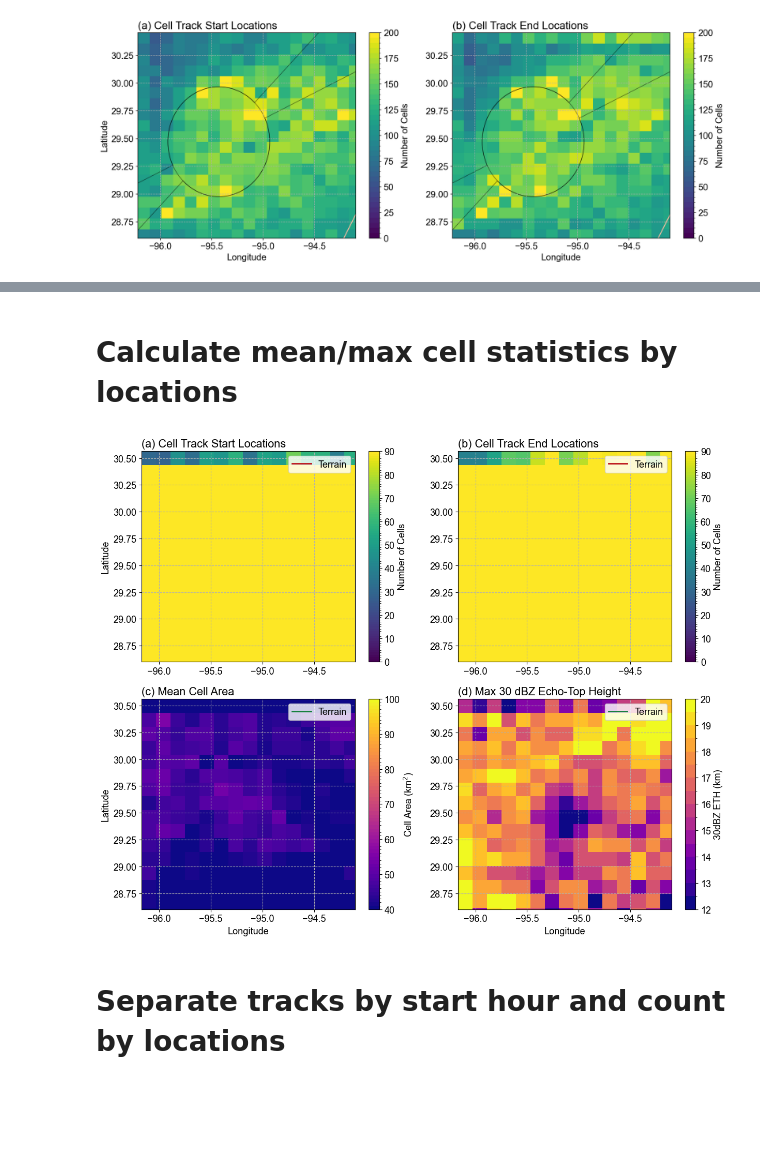
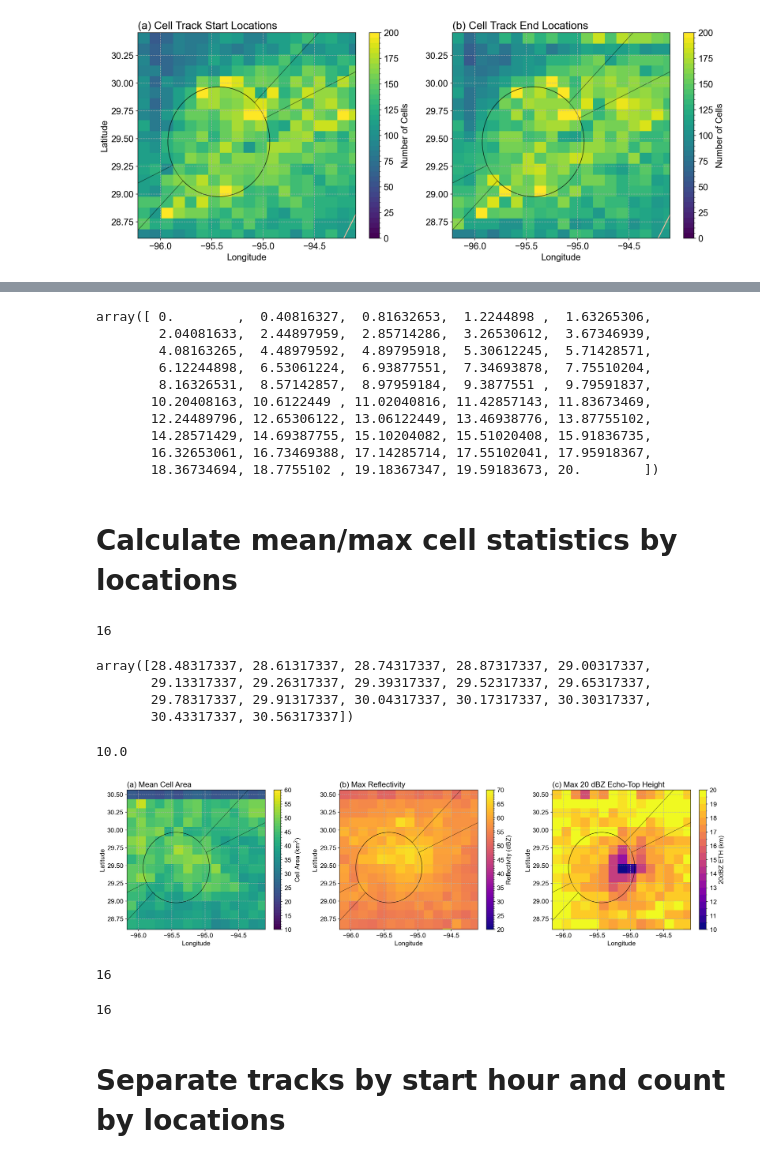
Before and after one commit to oluwafemiomitusa/Geospatial-Analysis, a Jupyter notebook: Second_part/Jupyter Notebooks/New/histogram_plots.ipynb, the cells around one changed output, grey strips where cells are left out. Drawn from its saved outputs; the diff is of its cells as text; code cells hidden in the pictures; blank space fills up the shorter version.

```diff
--- a/Second_part/Jupyter Notebooks/New/histogram_plots.ipynb
+++ b/Second_part/Jupyter Notebooks/New/histogram_plots.ipynb
@@ -376,3 +412,16 @@ fig = plot_2heatmaps(dataarr, xbins, ybins, topoZ, topoLon, topoLat, levels, cma
+# %%
+xedges
+# %% [output]
+array([ 0.        ,  0.40816327,  0.81632653,  1.2244898 ,  1.63265306,
+        2.04081633,  2.44897959,  2.85714286,  3.26530612,  3.67346939,
+        4.08163265,  4.48979592,  4.89795918,  5.30612245,  5.71428571,
+        6.12244898,  6.53061224,  6.93877551,  7.34693878,  7.75510204,
+        8.16326531,  8.57142857,  8.97959184,  9.3877551 ,  9.79591837,
+       10.20408163, 10.6122449 , 11.02040816, 11.42857143, 11.83673469,
+       12.24489796, 12.65306122, 13.06122449, 13.46938776, 13.87755102,
+       14.28571429, 14.69387755, 15.10204082, 15.51020408, 15.91836735,
+       16.32653061, 16.73469388, 17.14285714, 17.55102041, 17.95918367,
+       18.36734694, 18.7755102 , 19.18367347, 19.59183673, 20.        ])
 # %% [markdown]
 # Calculate mean/max cell statistics by locations
 # %%
@@ -496,18 +538,43 @@ def plot_3heatmaps(dataarr, lonarr, latarr, topoZ, topoLon, topoLat, levels, cma
+# %%
+len(np.ma.masked_where(dataarr[1] == 0, dataarr[1]))
+# %% [output]
+16
+# %%
+latbins
+# %% [output]
+array([28.48317337, 28.61317337, 28.74317337, 28.87317337, 29.00317337,
+       29.13317337, 29.26317337, 29.39317337, 29.52317337, 29.65317337,
+       29.78317337, 29.91317337, 30.04317337, 30.17317337, 30.30317337,
+       30.43317337, 30.56317337])
+# %%
+np.nanmin(Max_ETH20_heatmap)
+# %% [output]
+10.0
 # %%
-dataarr = [[hist2d_startloc_02deg, hist2d_endloc_02deg], [Mean_Area_heatmap, Max_ETH30_heatmap]]
-levels = [[np.arange(0, 90.1, 1), np.arange(0, 90.1, 1)], [np.arange(40, 100.1, 1), np.arange(12, 20.1, 0.5)]]
-cbticks = [[np.arange(0, 90.1, 10), np.arange(0, 90.1, 10)], [np.arange(40, 100.1, 10), np.arange(12, 20.1, 1)]]
-cmap = [['viridis', 'viridis'], ['plasma','plasma']]
-cmap_topo = [['Reds', 'Reds'], ['Greens', 'Greens']]
-titles = [['(a) Cell Track Start Locations', '(b) Cell Track End Locations'],
-          ['(c) Mean Cell Area', '(d) Max 30 dBZ Echo-Top Height'],]
-cblabels = [['Number of Cells', 'Number of Cells'], ['Cell Area (km$^2$)', '30dBZ ETH (km)']]
-xlabels = [['',''], ['Longitude','Longitude']]
-ylabels = [['Latitude',''],['Latitude','']]
-figname = f'{figdir}celltrack_StartEndloc_MeanCellArea_Max30dBZETH_0.2deg.png'
-fig = plot_4heatmaps(dataarr, lonbins, latbins, topoZ, topoLon, topoLat, levels, cmap, cmap_topo, cblabels, cbticks, titles, xlabels, ylabels, figname)
+# Adjusted parameters based on the provided structure
+dataarr = [Mean_Area_heatmap, Max_dbz_heatmap, Max_ETH20_heatmap]  # Your data arrays
+levels = [np.arange(10, 60.1, 1), np.arange(20, 70.1, 0.5), np.arange(10, 20.1, 0.5)]
+cbticks = [np.arange(10, 60.1, 5), np.arange(20, 70.1, 5), np.arange(10, 20.1, 1)]  # Adjusted to match the number of heatmaps
+cmaps = ['viridis', 'plasma', 'plasma']  # Flattened list
+cmap_topo = ['Reds', 'Greens', 'Greens']  # Flattened list
+titles = ['(a) Mean Cell Area', '(b) Max Reflectivity', '(c) Max 20 dBZ Echo-Top Height']  # Simplified titles
+cblabels = ['Cell Area (km$^2$)', 'Reflectivity (dBZ)', '20dBZ ETH (km)']  # Flattened list
+xlabels = ['Longitude', 'Longitude', 'Longitude']
+ylabels = ['Latitude', 'Latitude', 'Latitude']
+figname = 'your_figure_path.png'
+
+# Example usage:
+fig = plot_3heatmaps(dataarr, lonbins, latbins, topoZ, topoLon, topoLat, levels, cmaps, cmap_topo, city_center, urban_radius,  cblabels, cbticks, titles, xlabels, ylabels, figname, eSDC=None)
 # %% [output]
-[figure, old version]
+[figure, new version]
+# %%
+len(Mean_Area_heatmap)
+# %% [output]
+16
+# %%
+len(Max_dbz_heatmap)
+# %% [output]
+16
 # %% [markdown]
 # Separate tracks by start hour and count by locations
 # %%
```
Also changed, not shown: parts of 7 cells of this notebook.
